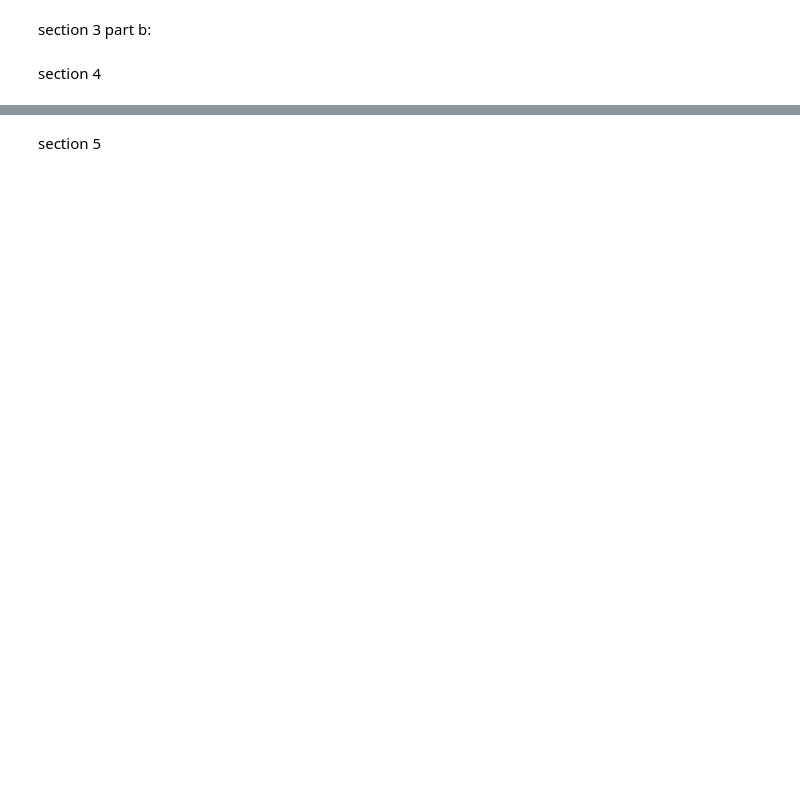
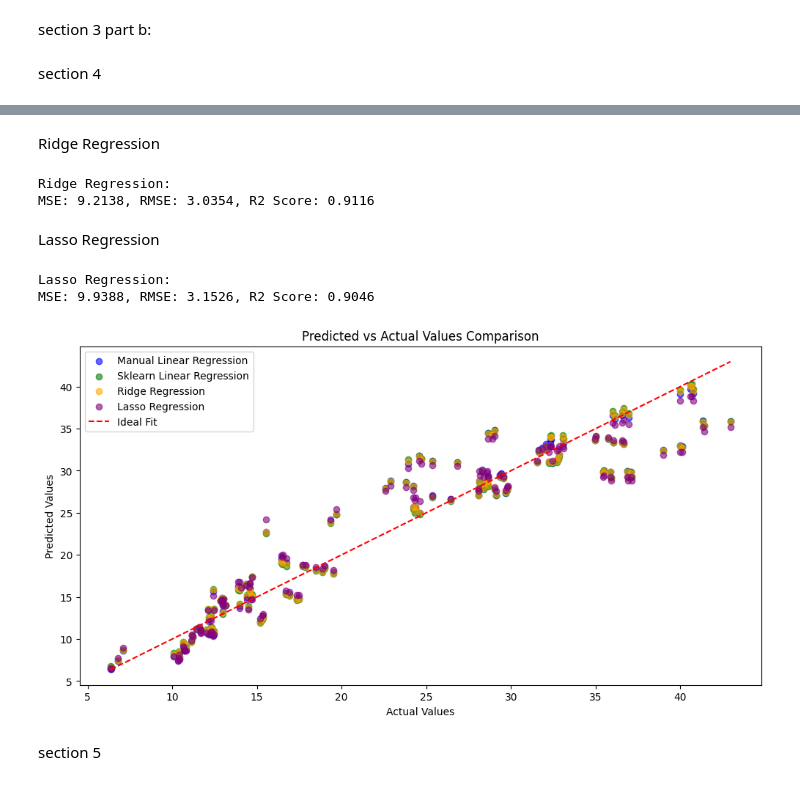
Before and after one commit to shaurya244/Winter-Project-Introduction-To-Machine-Learning, a Jupyter notebook: NON IITK/Assignments/Assignment 2/AritraSarkar_VNITNagpur/asiigment2.ipynb, the cells around one changed output, grey strips where cells are left out. Drawn from its saved outputs; the diff is of its cells as text; code cells hidden in the pictures; blank space fills up the shorter version.

```diff
--- a/NON IITK/Assignments/Assignment 2/AritraSarkar_VNITNagpur/asiigment2.ipynb
+++ b/NON IITK/Assignments/Assignment 2/AritraSarkar_VNITNagpur/asiigment2.ipynb
@@ -159,2 +190,64 @@ Root Mean Squared Error: 3.1214
+# %% [markdown]
+Ridge Regression
+# %%
+
+
+# Ridge Regression
+ridge_model = Ridge(alpha=1.0)
+ridge_model.fit(X_train_scaled, y_train_data)
+
+# Predictions using Ridge Regression
+y_pred_ridge = ridge_model.predict(X_test_scaled)
+
+# Evaluation
+mse_ridge = mean_squared_error(y_test_data, y_pred_ridge)
+rmse_ridge = np.sqrt(mse_ridge)
+r2_ridge = r2_score(y_test_data, y_pred_ridge)
+
+
+print(f"Ridge Regression:\nMSE: {mse_ridge:.4f}, RMSE: {rmse_ridge:.4f}, R2 Score: {r2_ridge:.4f}")
+# %% [output]
+Ridge Regression:
+MSE: 9.2138, RMSE: 3.0354, R2 Score: 0.9116
+# %% [markdown]
+Lasso Regression
+# %%
+lasso_model = Lasso(alpha=0.1)
+lasso_model.fit(X_train_scaled, y_train_data)
+
+# Predictions using Lasso Regression
+y_pred_lasso = lasso_model.predict(X_test_scaled)
+
+# Evaluation
+mse_lasso = mean_squared_error(y_test_data, y_pred_lasso)
+rmse_lasso = np.sqrt(mse_lasso)
+r2_lasso = r2_score(y_test_data, y_pred_lasso)
+
+# Print metrics for Lasso Regression
+print(f"Lasso Regression:\nMSE: {mse_lasso:.4f}, RMSE: {rmse_lasso:.4f}, R2 Score: {r2_lasso:.4f}")
+# %% [output]
+Lasso Regression:
+MSE: 9.9388, RMSE: 3.1526, R2 Score: 0.9046
+# %%
+
+plt.figure(figsize=(12, 6))
+
+# Scatter plots for each model with distinct colors
+plt.scatter(y_test_data, y_pred_manual, alpha=0.6, color="blue", label="Manual Linear Regression")
+plt.scatter(y_test_data, y_pred_lr, alpha=0.6, color="green", label="Sklearn Linear Regression")
+plt.scatter(y_test_data, y_pred_ridge, alpha=0.6, color="orange", label="Ridge Regression")
+plt.scatter(y_test_data, y_pred_lasso, alpha=0.6, color="purple", label="Lasso Regression")
+
+# Line representing perfect predictions
+plt.plot([y_test_data.min(), y_test_data.max()], [y_test_data.min(), y_test_data.max()], 'k--', color="red", label="Ideal Fit")
+
+# Labels, legend, and title
+plt.xlabel("Actual Values")
+plt.ylabel("Predicted Values")
+plt.legend()
+plt.title("Predicted vs Actual Values Comparison")
+plt.show()
+# %% [output]
+[figure, added]
 # %% [markdown]
 section 5
```
Also changed, not shown: parts of 14 cells of this notebook.
